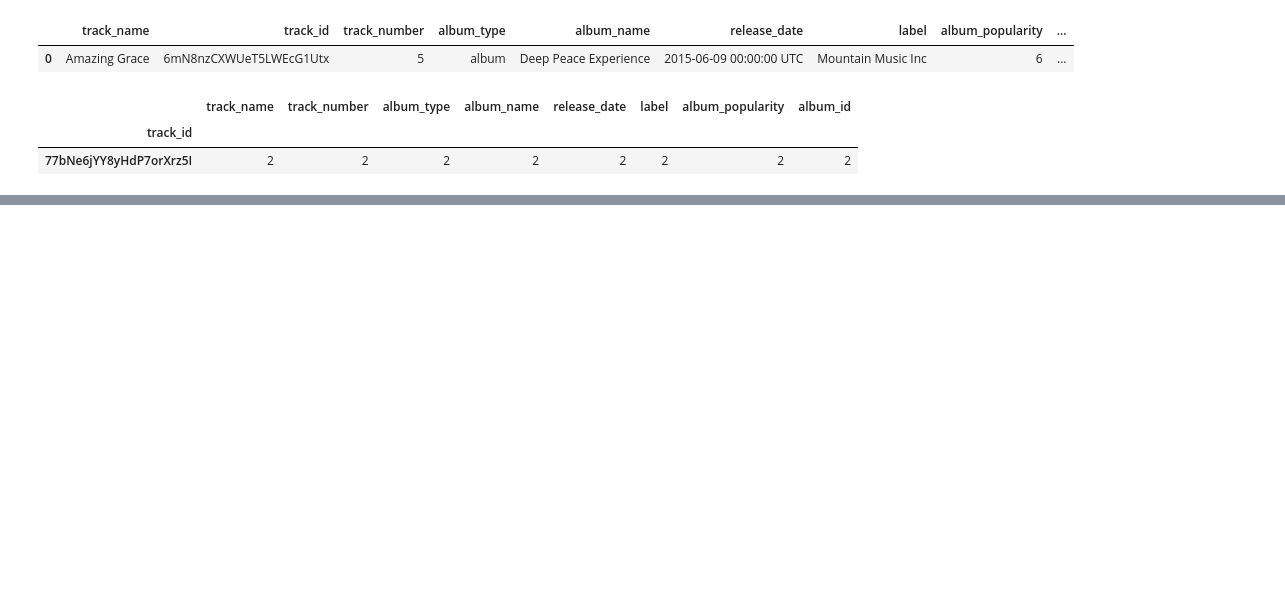
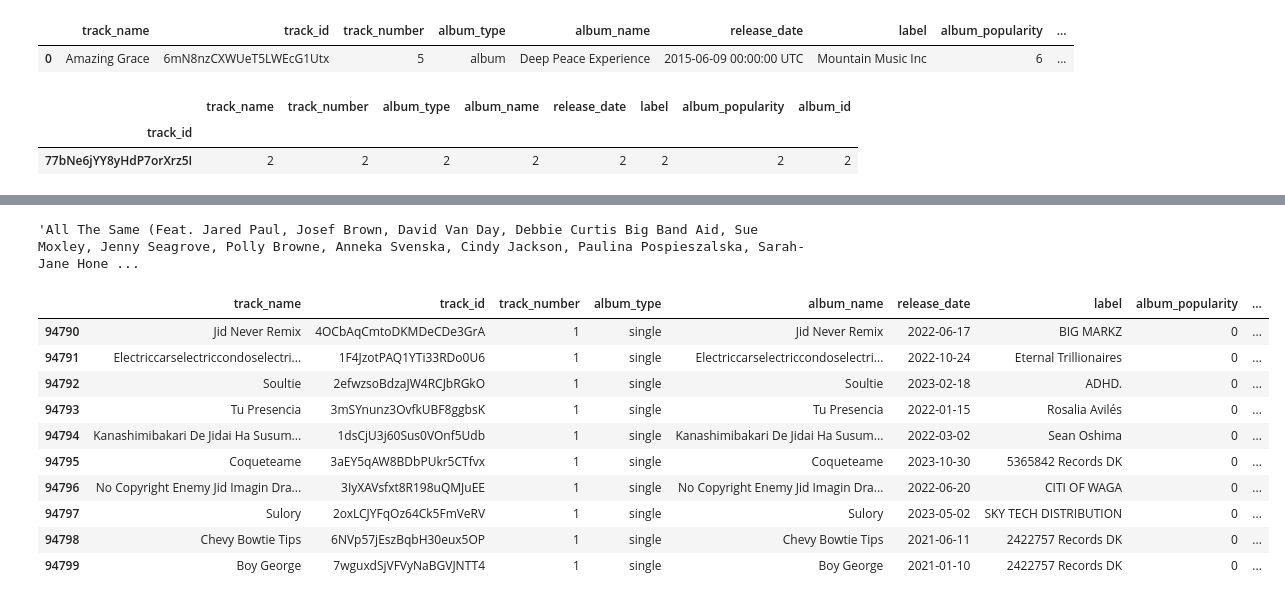
Before and after one commit to kostas-rigan/SpotifySSISDataMining, a Jupyter notebook: Dataset.ipynb, the cells around one changed output, grey strips where cells are left out. Saved outputs shown, nothing was run; the diff lists cells and outputs as text; code cells hidden in the pictures; blank space fills up the shorter version.

```diff
--- a/Dataset.ipynb
+++ b/Dataset.ipynb
@@ -119,0 +184,22 @@ albums
+# %%
+albums.release_date = albums.loc[:, 'release_date'].str.extract(r'(\d{4}-\d{2}-\d{2})')
+# %%
+albums.iloc[93177].album_name
+# %% [output]
+'All The Same (Feat. Jared Paul, Josef Brown, David Van Day, Debbie Curtis Big Band Aid, Sue Moxley, Jenny Seagrove, Polly Browne, Anneka Svenska, Cindy Jackson, Paulina Pospieszalska, Sarah-Jane Hone ...
+# %%
+albums.dropna(subset=['album_name', 'track_name'], inplace=True)
+# %%
+albums.iloc[94790:94800]
+# %% [output]
+|  | track_name | track_id | track_number | album_type | album_name | release_date | label | album_popularity | ... |
+| 94790 | Jid Never Remix | 4OCbAqCmtoDKMDeCDe3GrA | 1 | single | Jid Never Remix | 2022-06-17 | BIG MARKZ | 0 | ... |
+| 94791 | Electriccarselectriccondoselectri... | 1F4JzotPAQ1YTi33RDo0U6 | 1 | single | Electriccarselectriccondoselectri... | 2022-10-24 | Eternal Trillionaires | 0 | ... |
+| 94792 | Soultie | 2efwzsoBdzaJW4RCJbRGkO | 1 | single | Soultie | 2023-02-18 | ADHD. | 0 | ... |
+| 94793 | Tu Presencia | 3mSYnunz3OvfkUBF8ggbsK | 1 | single | Tu Presencia | 2022-01-15 | Rosalia Avilés | 0 | ... |
+| 94794 | Kanashimibakari De Jidai Ha Susum... | 1dsCjU3j60Sus0VOnf5Udb | 1 | single | Kanashimibakari De Jidai Ha Susum... | 2022-03-02 | Sean Oshima | 0 | ... |
+| 94795 | Coqueteame | 3aEY5qAW8BDbPUkr5CTfvx | 1 | single | Coqueteame | 2023-10-30 | 5365842 Records DK | 0 | ... |
+| 94796 | No Copyright Enemy Jid Imagin Dra... | 3IyXAVsfxt8R198uQMJuEE | 1 | single | No Copyright Enemy Jid Imagin Dra... | 2022-06-20 | CITI OF WAGA | 0 | ... |
+| 94797 | Sulory | 2oxLCJYFqOz64Ck5FmVeRV | 1 | single | Sulory | 2023-05-02 | SKY TECH DISTRIBUTION | 0 | ... |
+| 94798 | Chevy Bowtie Tips | 6NVp57jEszBqbH30eux5OP | 1 | single | Chevy Bowtie Tips | 2021-06-11 | 2422757 Records DK | 0 | ... |
+| 94799 | Boy George | 7wguxdSjVFVyNaBGVJNTT4 | 1 | single | Boy George | 2021-01-10 | 2422757 Records DK | 0 | ... |
```
Also changed, not shown: parts of 26 cells of this notebook, 18 other files.
